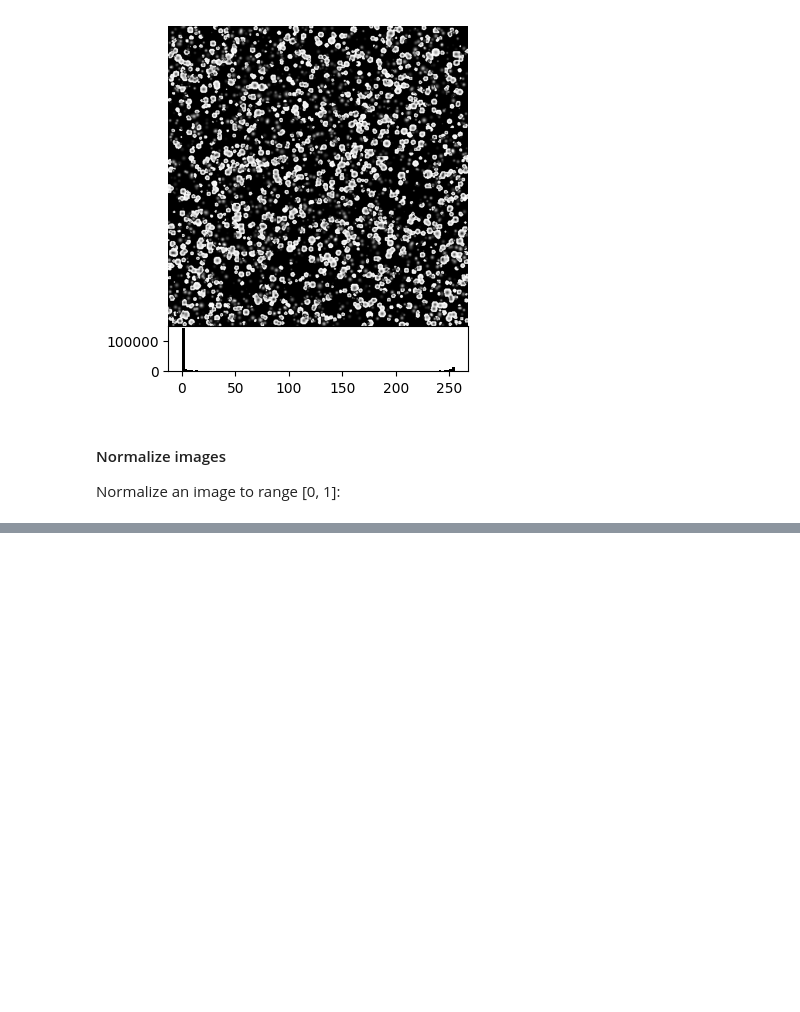
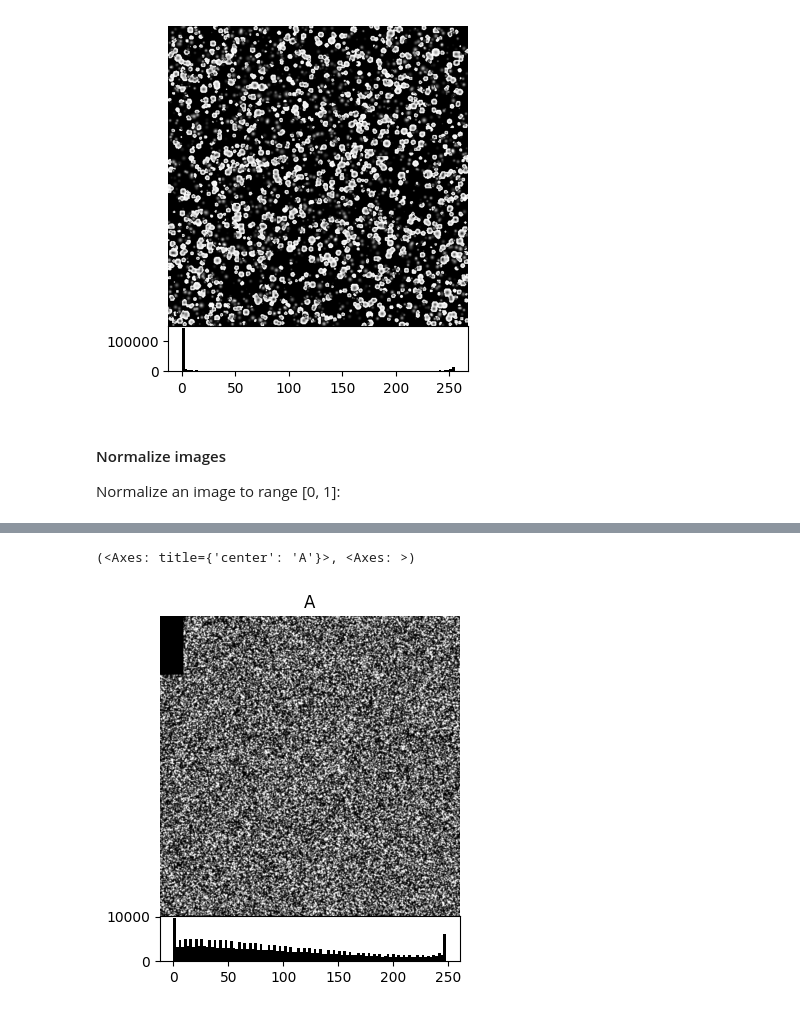
Before and after one commit to matthiasprobst/pivimage, a Jupyter notebook: examples/Getting started.ipynb, the cells around one changed output, grey strips where cells are left out. Cells and saved outputs as stored; diff of their text form; code cells hidden in the pictures; blank space fills up the shorter version.

```diff
--- a/examples/Getting started.ipynb
+++ b/examples/Getting started.ipynb
@@ -101,0 +111,14 @@ pimgs[-1].A.normalize().plot()
+# %%
+import numpy as np
+
+A = pimgs[0].A
+mask = np.zeros_like(A[:], dtype=bool)
+
+mask[0:100, 0:40] = True
+# %%
+masked_pivimg = A.apply_mask(mask, fill_value=0)
+# %%
+masked_pivimg.plot()
+# %% [output]
+(<Axes: title={'center': 'A'}>, <Axes: >)
+[figure, added]
```
Also changed, not shown: parts of 8 cells of this notebook, 11 other files.
